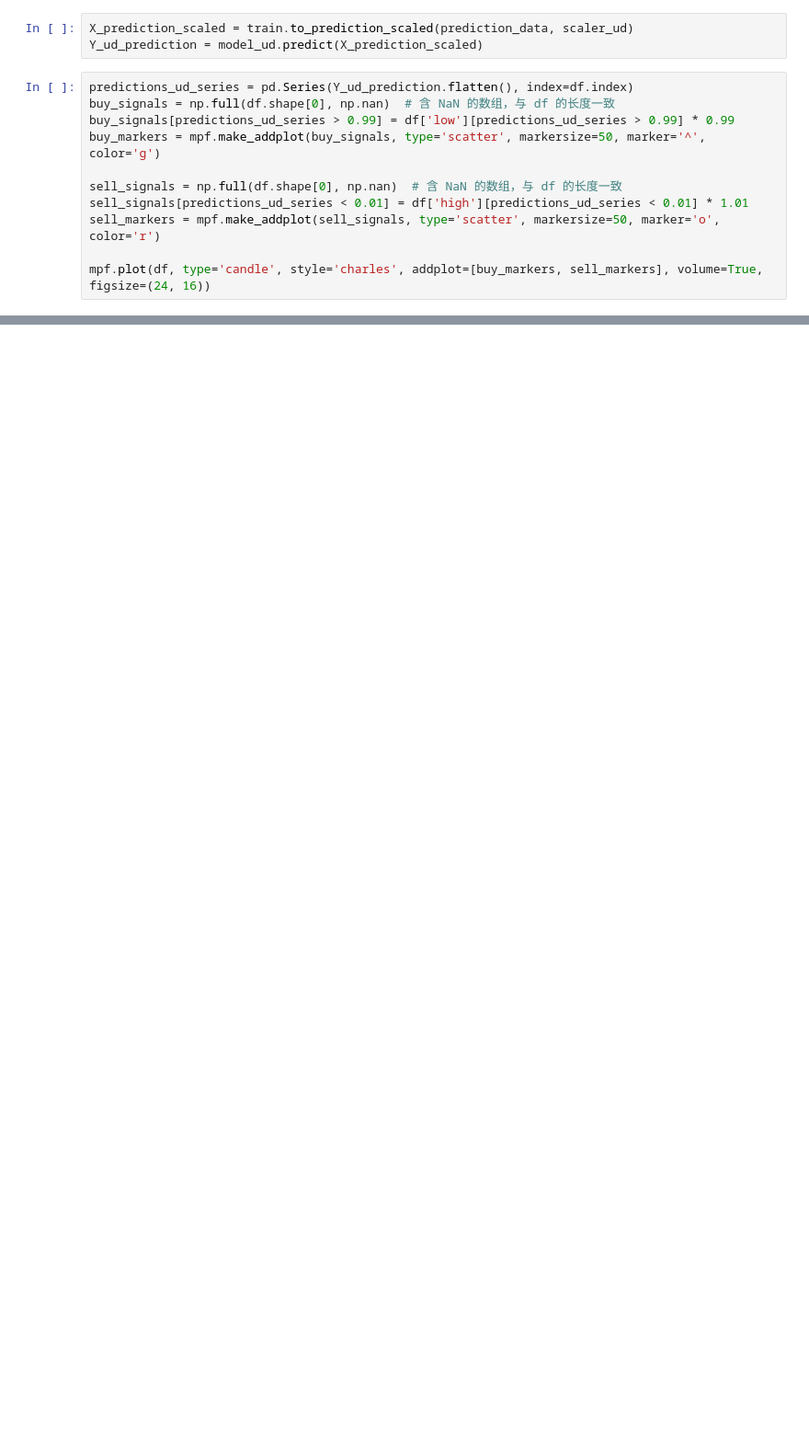
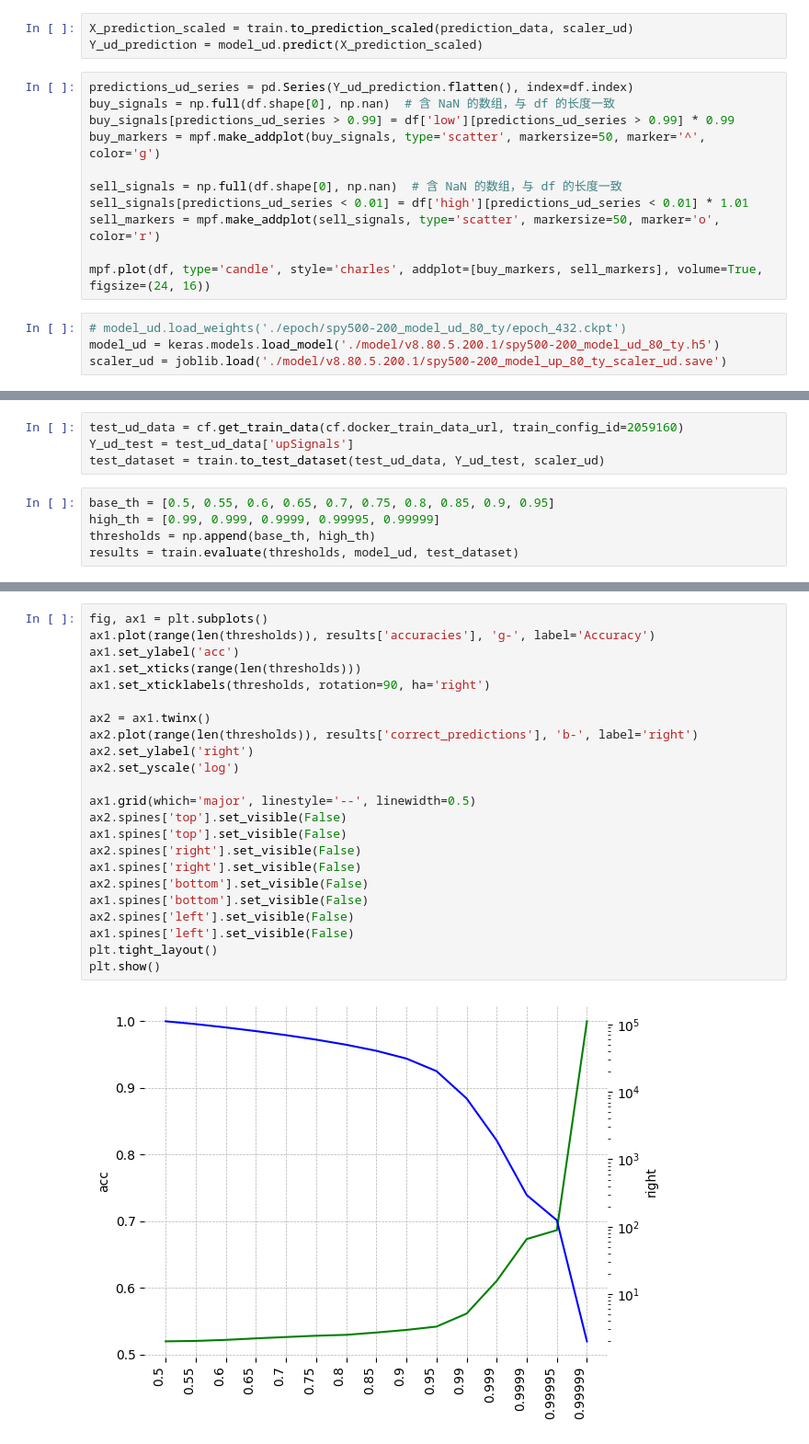
Before and after one commit to jxch-capital/capital-features-learning, a Jupyter notebook: notebooks/sp500_train_up_down_and_pred_plot_80.ipynb, the cells around one changed output, grey strips where cells are left out. Shown at 92% size. Cells and saved outputs as stored; diff of their text form; blank space fills up the shorter version.

```diff
--- a/notebooks/sp500_train_up_down_and_pred_plot_80.ipynb
+++ b/notebooks/sp500_train_up_down_and_pred_plot_80.ipynb
@@ -56,3 +57,7 @@ sell_signals[predictions_ud_series < 0.01] = df['high'][predictions_ud_series <
 sell_markers = mpf.make_addplot(sell_signals, type='scatter', markersize=50, marker='o', color='r')
 
 mpf.plot(df, type='candle', style='charles', addplot=[buy_markers, sell_markers], volume=True, figsize=(24, 16))
+# %%
+# model_ud.load_weights('./epoch/spy500-200_model_ud_80_ty/epoch_432.ckpt')
+model_ud = keras.models.load_model('./model/v8.80.5.200.1/spy500-200_model_ud_80_ty.h5')
+scaler_ud = joblib.load('./model/v8.80.5.200.1/spy500-200_model_up_80_ty_scaler_ud.save')
@@ -58,0 +66,9 @@ mpf.plot(df, type='candle', style='charles', addplot=[buy_markers, sell_markers]
+# %%
+test_ud_data = cf.get_train_data(cf.docker_train_data_url, train_config_id=2059160)
+Y_ud_test = test_ud_data['upSignals']
+test_dataset = train.to_test_dataset(test_ud_data, Y_ud_test, scaler_ud)
+# %%
+base_th = [0.5, 0.55, 0.6, 0.65, 0.7, 0.75, 0.8, 0.85, 0.9, 0.95]
+high_th = [0.99, 0.999, 0.9999, 0.99995, 0.99999]
+thresholds = np.append(base_th, high_th)
+results = train.evaluate(thresholds, model_ud, test_dataset)
@@ -58,0 +95,25 @@ mpf.plot(df, type='candle', style='charles', addplot=[buy_markers, sell_markers]
+# %%
+fig, ax1 = plt.subplots()
+ax1.plot(range(len(thresholds)), results['accuracies'], 'g-', label='Accuracy')
+ax1.set_ylabel('acc')
+ax1.set_xticks(range(len(thresholds)))
+ax1.set_xticklabels(thresholds, rotation=90, ha='right')
+
+ax2 = ax1.twinx()
+ax2.plot(range(len(thresholds)), results['correct_predictions'], 'b-', label='right')
+ax2.set_ylabel('right')
+ax2.set_yscale('log')
+
+ax1.grid(which='major', linestyle='--', linewidth=0.5)
+ax2.spines['top'].set_visible(False)
+ax1.spines['top'].set_visible(False)
+ax2.spines['right'].set_visible(False)
+ax1.spines['right'].set_visible(False)
+ax2.spines['bottom'].set_visible(False)
+ax1.spines['bottom'].set_visible(False)
+ax2.spines['left'].set_visible(False)
+ax1.spines['left'].set_visible(False)
+plt.tight_layout()
+plt.show()
+# %% [output]
+[figure, added]
```
Also changed, not shown: parts of 10 cells of this notebook, 2 other files.
